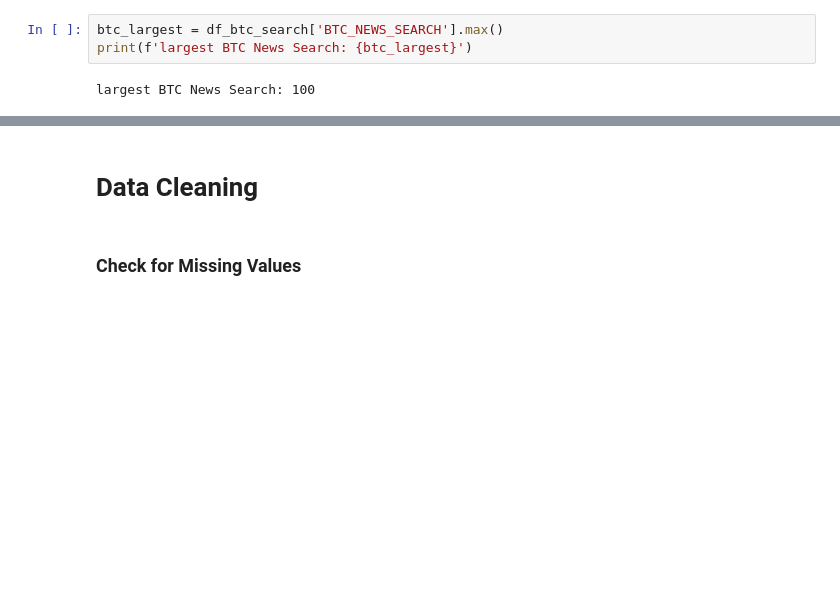
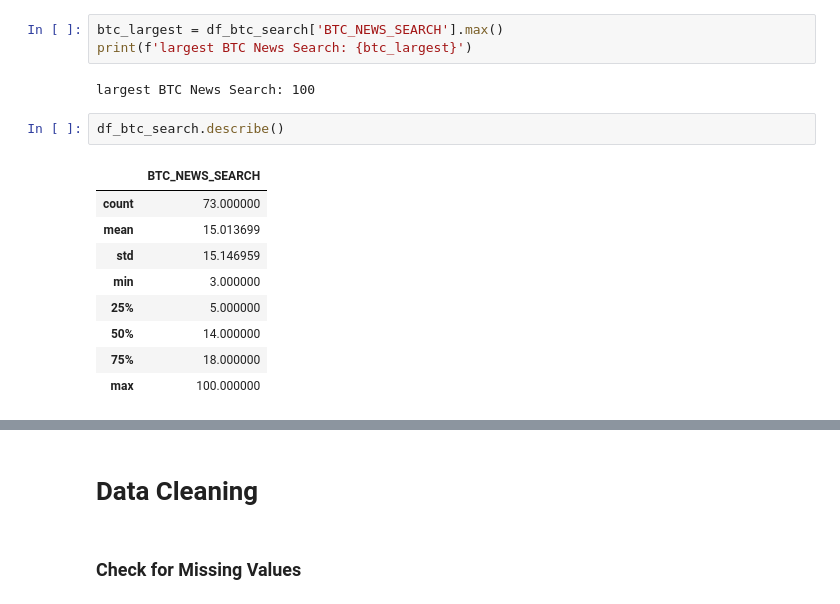
Before and after one commit to julioreis-dev/tutorial_pandas, a Jupyter notebook: Google_Trends_and_Data_Visualisation_(start).ipynb, the cells around one changed output, grey strips where cells are left out. Drawn from its saved outputs; the diff is of its cells as text; blank space fills up the shorter version.

```diff
--- a/Google_Trends_and_Data_Visualisation_(start).ipynb
+++ b/Google_Trends_and_Data_Visualisation_(start).ipynb
@@ -126,3 +126,15 @@ btc_largest = df_btc_search['BTC_NEWS_SEARCH'].max()
 print(f'largest BTC News Search: {btc_largest}')
 # %% [output]
 largest BTC News Search: 100
+# %%
+df_btc_search.describe()
+# %% [output]
+|  | BTC_NEWS_SEARCH |
+| count | 73.000000 |
+| mean | 15.013699 |
+| std | 15.146959 |
+| min | 3.000000 |
+| 25% | 5.000000 |
+| 50% | 14.000000 |
+| 75% | 18.000000 |
+| max | 100.000000 |
```
Also changed, not shown: parts of 1 cell of this notebook.
